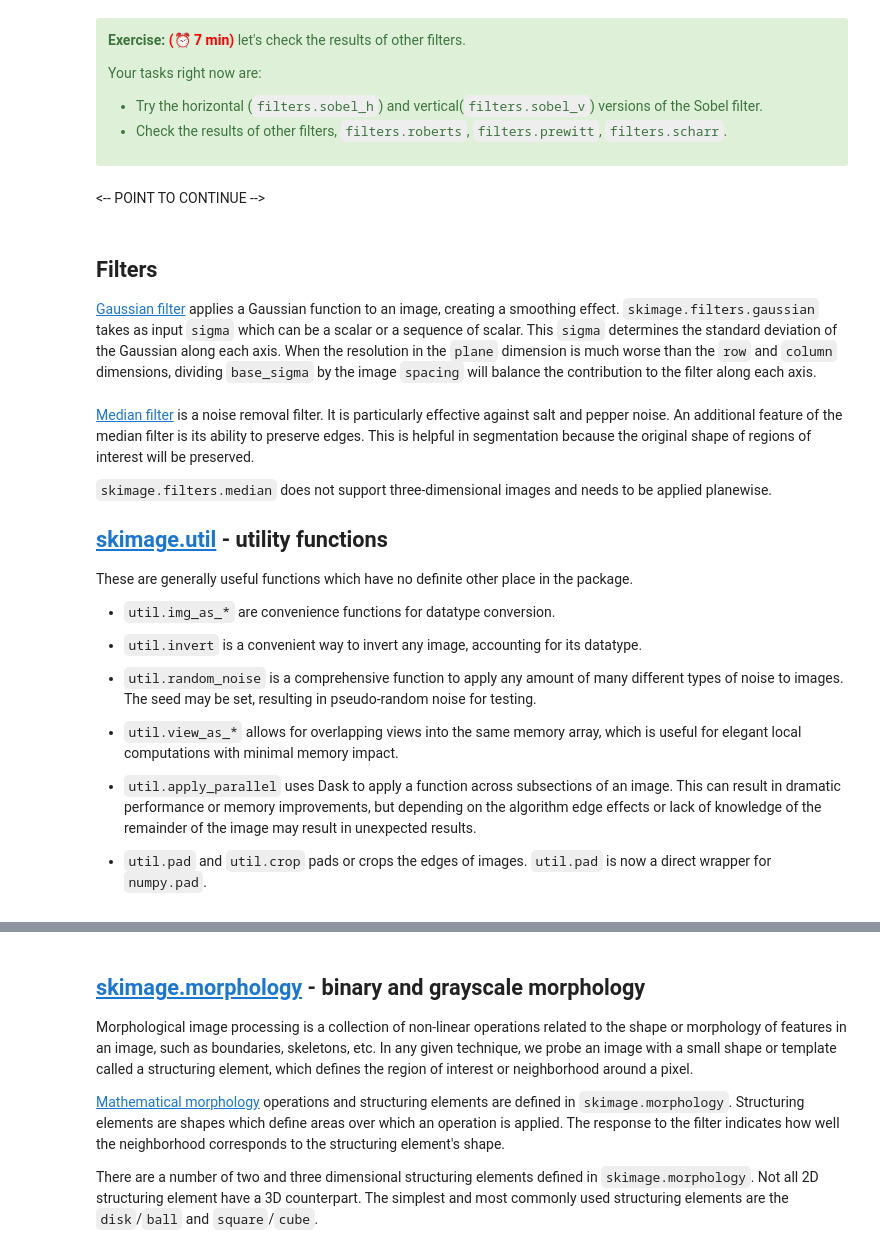
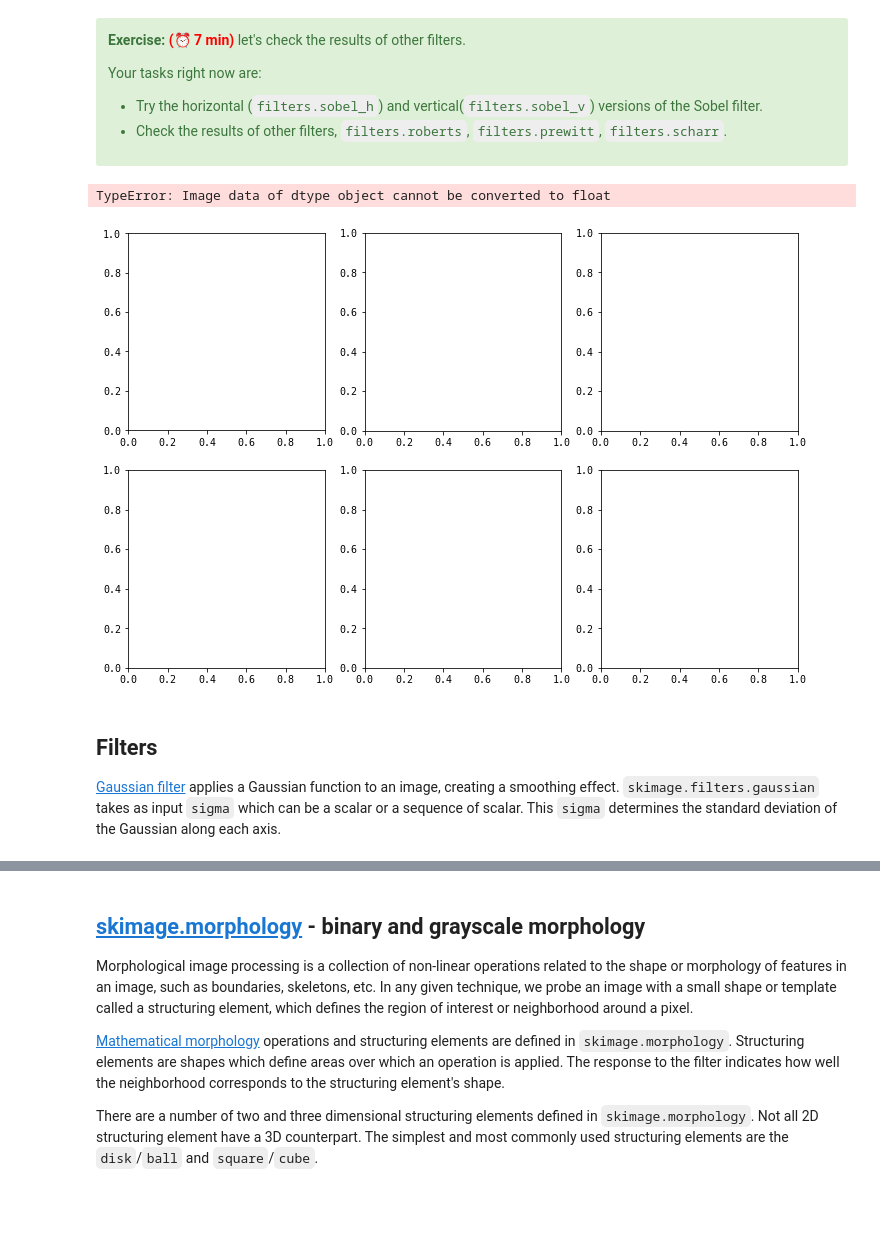
Before and after one commit to imagexd/2019-tutorial-skimage, a Jupyter notebook: 01_2d_processing.ipynb, the cells around one changed output, grey strips where cells are left out. Saved outputs shown, nothing was run; the diff lists cells and outputs as text; code cells hidden in the pictures; blank space fills up the shorter version.

```diff
--- a/01_2d_processing.ipynb
+++ b/01_2d_processing.ipynb
@@ -235,27 +242,27 @@ Your tasks right now are:
   * Check the results of other filters, `filters.roberts`, `filters.prewitt`, `filters.scharr`.
 # %%
 # Your solution goes here!
-
-plane_sobel_h = ...
-plane_sobel_v = ...
-plane_roberts = ...
-plane_prewitt = ...
-plane_scharr = ...
+plane_sobel_h = ...  # Horizontal Sobel.
+plane_sobel_v = ...  # Vertical Sobel.
+plane_roberts = ...  # Roberts.
+plane_prewitt = ...  # Prewitt.
+plane_scharr = ...  # Scharr.
 
 # Checking the results.
 _, ((win_top_left, win_top_center, win_top_right),
-    (win_bottom_left, win_bottom_center, win_bottom_right)) = plt.subplots(nrows=2, ncols=3, figsize=(16, 14))
+    (win_bottom_left, win_bottom_center, win_bottom_right)) = plt.subplots(nrows=2, ncols=3, figsize=(12, 8))
 
 sc.show_plane(win_top_left, ..., title='Original')
 sc.show_plane(win_top_center, ..., title='Horizontal Sobel')
 sc.show_plane(win_top_right, ..., title='Vertical Sobel')
 
 sc.show_plane(win_bottom_left, ..., title='Roberts')
 sc.show_plane(win_bottom_center, ..., title='Prewitt')
 sc.show_plane(win_bottom_right, ..., title='Scharr')
+# %% [output]
+TypeError: Image data of dtype object cannot be converted to float
+[figure, added]
-# %% [markdown]
-<-- POINT TO CONTINUE -->
 # %% [markdown]
 ## Filters
 
-[Gaussian filter](https://en.wikipedia.org/wiki/Gaussian_filter) applies a Gaussian function to an image, creating a smoothing effect. `skimage.filters.gaussian` takes as input `sigma` which can be a scalar or a sequence of scalar. This `sigma` determines the standard deviation of the Gaussian along each axis. When the resolution in the `plane` dimension is much worse than the `row` and `column` dimensions, dividing `base_sigma` by the image `spacing` will balance the contribution to the filter along each axis.
+[Gaussian filter](https://en.wikipedia.org/wiki/Gaussian_filter) applies a Gaussian function to an image, creating a smoothing effect. `skimage.filters.gaussian` takes as input `sigma` which can be a scalar or a sequence of scalar. This `sigma` determines the standard deviation of the Gaussian along each axis.
@@ -269,20 +268,0 @@ sc.slice_explorer(cells_gaussian);
-# %% [markdown]
-[Median filter](https://en.wikipedia.org/wiki/Median_filter) is a noise removal filter. It is particularly effective against salt and pepper noise. An additional feature of the median filter is its ability to preserve edges. This is helpful in segmentation because the original shape of regions of interest will be preserved.
-
-`skimage.filters.median` does not support three-dimensional images and needs to be applied planewise.
-
-## [skimage.util](https://scikit-image.org/docs/stable/api/skimage.util.html) - utility functions<a id='util'></a>
-
-These are generally useful functions which have no definite other place in the package.
-
-* `util.img_as_*` are convenience functions for datatype conversion.
-
-* `util.invert` is a convenient way to invert any image, accounting for its datatype.
-
-* `util.random_noise` is a comprehensive function to apply any amount of many different types of noise to images.  The seed may be set, resulting in pseudo-random noise for testing.
-
-* `util.view_as_*` allows for overlapping views into the same memory array, which is useful for elegant local computations with minimal memory impact.
-
-* `util.apply_parallel` uses Dask to apply a function across subsections of an image.  This can result in dramatic performance or memory improvements, but depending on the algorithm edge effects or lack of knowledge of the remainder of the image may result in unexpected results.
-
-* `util.pad` and `util.crop` pads or crops the edges of images.  `util.pad` is now a direct wrapper for `numpy.pad`.
```
Also changed, not shown: parts of 41 cells of this notebook.
